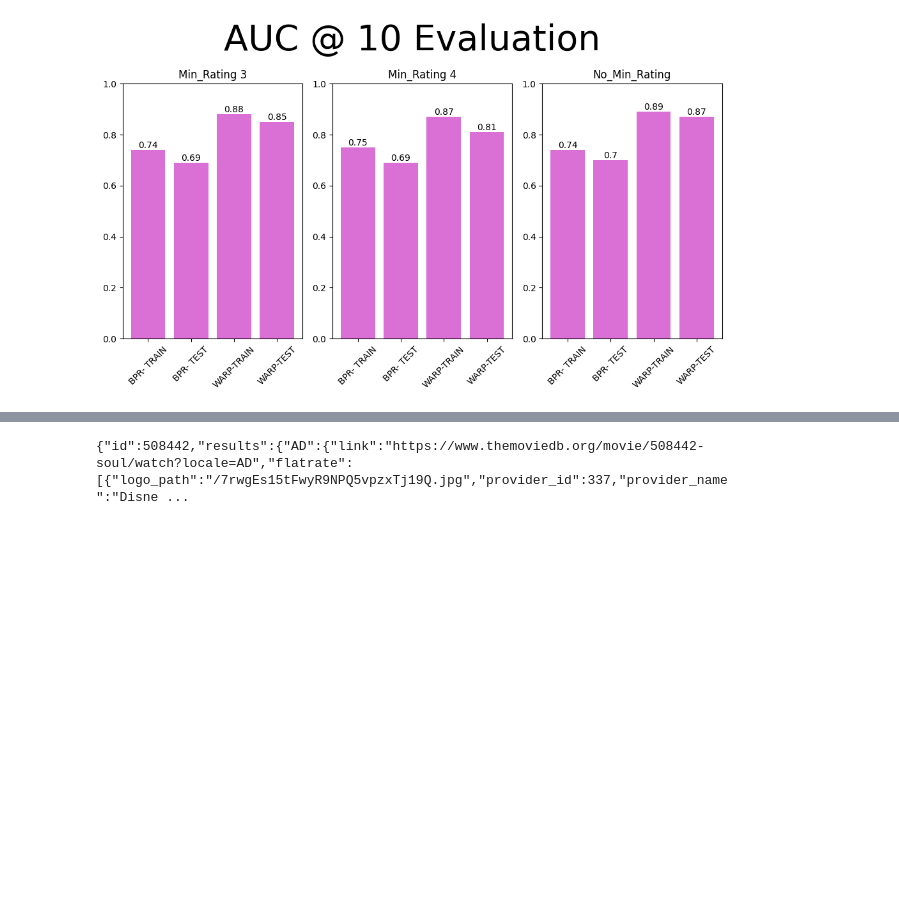
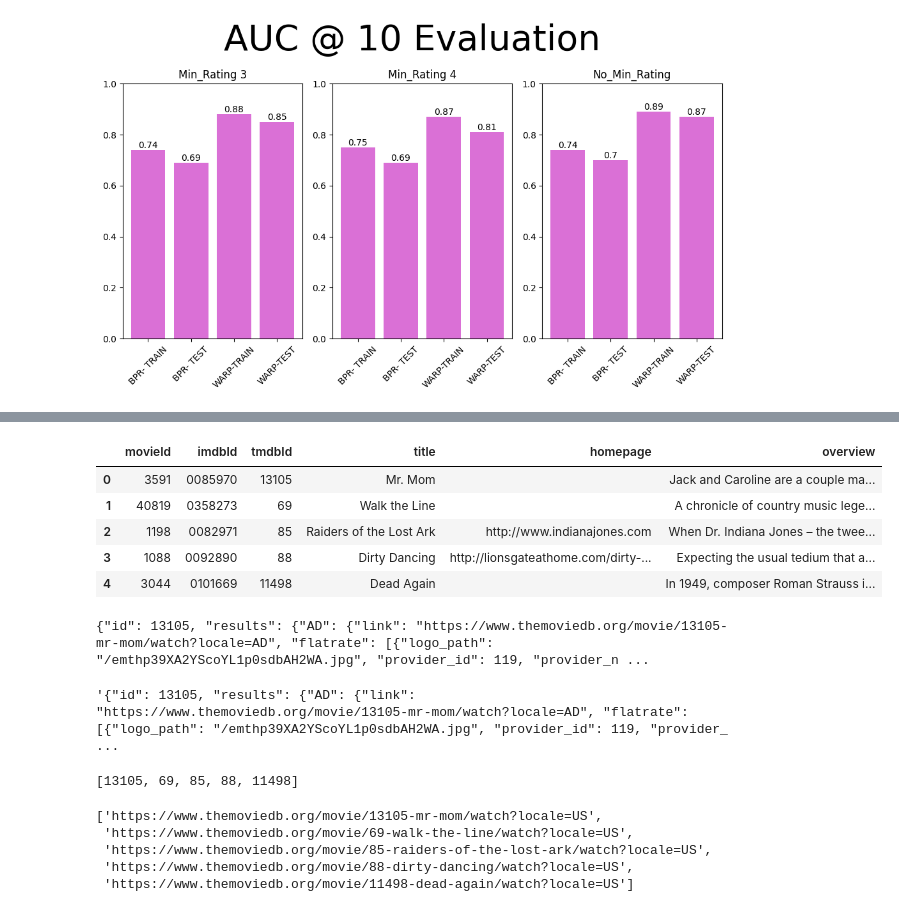
Before and after one commit to rreichhard/Data_Science_Portfolio, a Jupyter notebook: Movie_Recommender_API_with_jsonprint.ipynb, the cells around one changed output, grey strips where cells are left out. Drawn from its saved outputs; the diff is of its cells as text; code cells hidden in the pictures; blank space fills up the shorter version.

```diff
--- a/Movie_Recommender_API_with_jsonprint.ipynb
+++ b/Movie_Recommender_API_with_jsonprint.ipynb
@@ -457,0 +409,2 @@ print(*list, sep='\n')
+# %%
+data_dicts = [json.loads(item) for item in list]
@@ -457,0 +429,2 @@ print(*list, sep='\n')
+# %%
+df = pd.DataFrame(data_dicts)
@@ -458,16 +440,28 @@ print(*list, sep='\n')
+# %%
+recs2 = recs.merge(df, left_index=True, right_index=True)
+# %%
+recs2
+# %% [output]
+|  | movieId | imdbId | tmdbId | title | homepage | overview |
+| 0 | 3591 | 0085970 | 13105 | Mr. Mom |  | Jack and Caroline are a couple ma... |
+| 1 | 40819 | 0358273 | 69 | Walk the Line |  | A chronicle of country music lege... |
+| 2 | 1198 | 0082971 | 85 | Raiders of the Lost Ark | http://www.indianajones.com | When Dr. Indiana Jones – the twee... |
+| 3 | 1088 | 0092890 | 88 | Dirty Dancing | http://lionsgateathome.com/dirty-... | Expecting the usual tedium that a... |
+| 4 | 3044 | 0101669 | 11498 | Dead Again |  | In 1949, composer Roman Strauss i... |
 # %%
-# get watch providers
+# # get watch providers
 
-movie_id = '508442'
+# movie_id = '13105'
 
-url = 'https://api.themoviedb.org/3/movie/'+movie_id+'/watch/providers'
+# url = 'https://api.themoviedb.org/3/movie/'+movie_id+'/watch/providers'
 
-headers = {
-    "accept": "application/json",
-    "Authorization": "Bearer eyJhbGciOiJIUzI1NiJ9.eyJhdWQiOiIyNDFjNzVjODAwMTk2MjE3YjFiODdiZTA1ZDdlM2NjMCIsInN1YiI6IjY0YThhZmU1NmEzNDQ4MDEyY2U0MDU4MCIsInNjb3BlcyI6WyJhcGlfcmVhZCJdLCJ2ZXJzaW9uIjoxfQ.03izaWHmraK85dze2GpazEzyFQrDgW6u6FEv9Cip6og"
-}
+# headers = {
+#     "accept": "application/json",
+#     "Authorization": "Bearer XXXX"
+# }
 
-response = requests.get(url, headers=headers)
-print(response.text)
+# response = requests.get(url, headers=headers)
+# array = response.json()
+# text = json.dumps(array)
 # %% [output]
-{"id":508442,"results":{"AD":{"link":"https://www.themoviedb.org/movie/508442-soul/watch?locale=AD","flatrate":[{"logo_path":"/7rwgEs15tFwyR9NPQ5vpzxTj19Q.jpg","provider_id":337,"provider_name":"Disne ...
+{"id": 13105, "results": {"AD": {"link": "https://www.themoviedb.org/movie/13105-mr-mom/watch?locale=AD", "flatrate": [{"logo_path": "/emthp39XA2YScoYL1p0sdbAH2WA.jpg", "provider_id": 119, "provider_n ...
@@ -473,0 +488,4 @@ print(response.text)
+# %%
+streaming_list[0]
+# %% [output]
+'{"id": 13105, "results": {"AD": {"link": "https://www.themoviedb.org/movie/13105-mr-mom/watch?locale=AD", "flatrate": [{"logo_path": "/emthp39XA2YScoYL1p0sdbAH2WA.jpg", "provider_id": 119, "provider_ ...
@@ -473,0 +494,5 @@ print(response.text)
+# %%
+ids = [movie["id"] for movie in streaming_dicts]
+print(ids)
+# %% [output]
+[13105, 69, 85, 88, 11498]
@@ -473,0 +501,8 @@ print(response.text)
+# %%
+results
+# %% [output]
+['https://www.themoviedb.org/movie/13105-mr-mom/watch?locale=US',
+ 'https://www.themoviedb.org/movie/69-walk-the-line/watch?locale=US',
+ 'https://www.themoviedb.org/movie/85-raiders-of-the-lost-ark/watch?locale=US',
+ 'https://www.themoviedb.org/movie/88-dirty-dancing/watch?locale=US',
+ 'https://www.themoviedb.org/movie/11498-dead-again/watch?locale=US']
```
Also changed, not shown: parts of 25 cells of this notebook.
